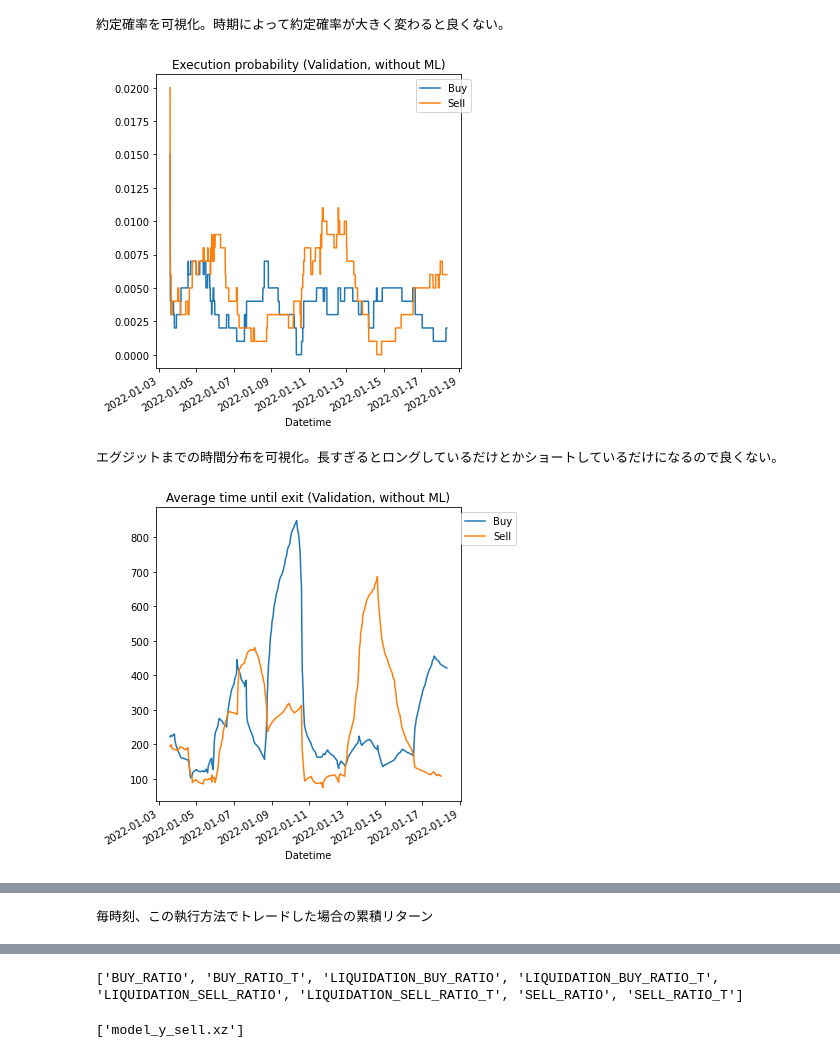
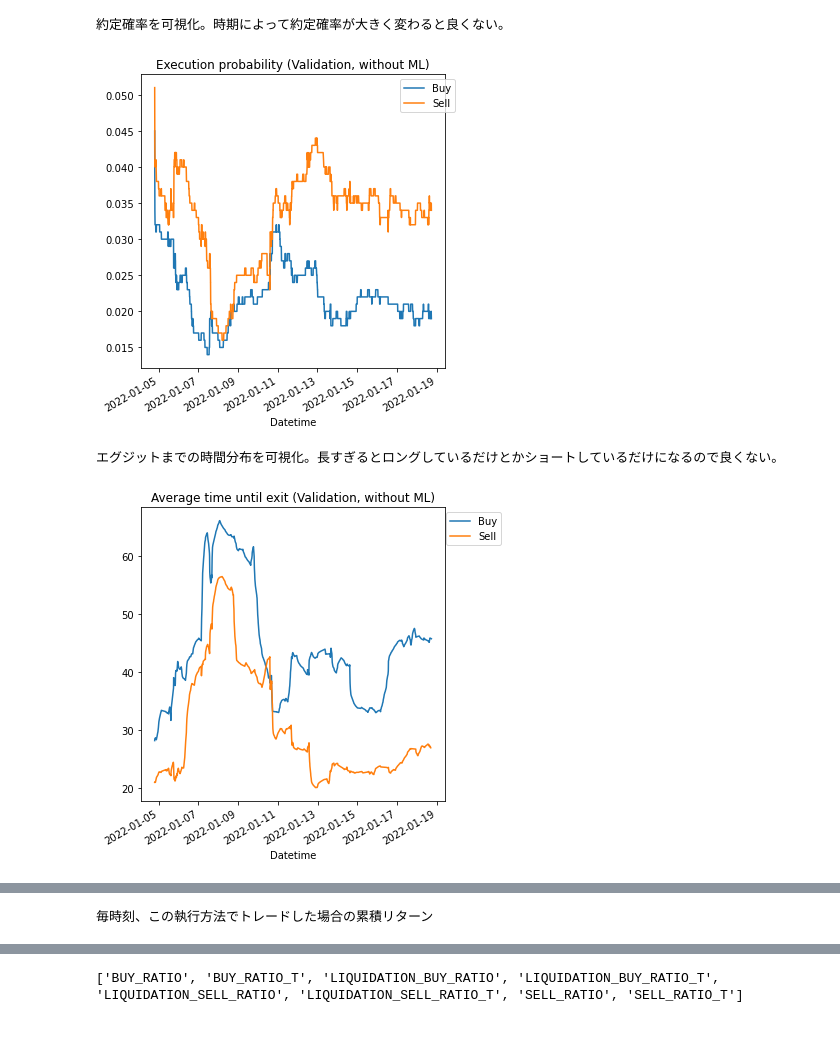
Before and after one commit to WannabeBotter/crypto_misc_jupyter, a Jupyter notebook: richman_dollarbar/richman_dollarbar.ipynb, the cells around one changed output, grey strips where cells are left out. Saved outputs shown, nothing was run; the diff lists cells and outputs as text; code cells hidden in the pictures.

```diff
--- a/richman_dollarbar/richman_dollarbar.ipynb
+++ b/richman_dollarbar/richman_dollarbar.ipynb
@@ -151,7 +150,7 @@ import math
 
 # ATRの指値幅を変数として、取引数とリターンの積を最大化するOptunaの最適化対象の関数
 def target_function(x):
-    df_dollar = pd.read_pickle('df_dollar_10000000_ohlcv_learn.pkl')
+    df_dollar = pd.read_pickle('df_dollar_ohlcv_train.pkl')
     df_dollar = calc_buysell(df_dollar, pips = 1, atr_mux = x)
     y_buy = df_dollar['y_buy'].sum()
     buy_count = len(df_dollar[df_dollar['buy_executed'] == True])
@@ -169,12 +168,12 @@ def objective(trial):
 # 最適化を実施
 #study = optuna.create_study(direction='maximize')
 #study.optimize(objective, n_trials=200)
+#atr_mux = study.best_params['x']
 #optuna.visualization.plot_slice(study, params=["x"])
-#atr_mux = study.best_params['x']
 
 # 以前の学習結果を利用して最適化をスキップ
 # 10_000_000ドルバー : Trial 74 finished with value: 16193.839450781088 and parameters: {'x': 1.4788760220633528}. Best is trial 74 with value: 16193.839450781088
 # 5_000_000ドルバー : Trial 193 finished with value: 7080.370047388982 and parameters: {'x': 2.1472956042094262}. Best is trial 193 with value: 7080.370047388982.
-atr_mux = 2.1472956042094262
+atr_mux = 1.4788760220633528
 # %%
 # パフォーマンスを表示する関数
@@ -266,10 +271,10 @@ Name: y_sell_executed, dtype: float64
 # %%
-# Optunaの最適化結果に基づいて、バリデーション区間でのパフォーマンス (MLフィルタ適応前) を表示
-df_dollar_validation = pd.read_pickle('df_dollar_10000000_ohlcv_validation.pkl')
+# Optunaの指値幅最適化結果に基づいて、バリデーション区間でのパフォーマンス (MLフィルタ適応前) を表示
+df_dollar_validation = pd.read_pickle('df_dollar_ohlcv_validation.pkl')
 df_dollar_validation = calc_buysell(df_dollar_validation, pips = 1, atr_mux = atr_mux)
 display_performance(df_dollar_validation, 'Validation, without ML')
 # %% [output]
 約定確率を可視化。時期によって約定確率が大きく変わると良くない。
-[figure, old version]
+[figure, new version]
 エグジットまでの時間分布を可視化。長すぎるとロングしているだけとかショートしているだけになるので良くない。
-[figure, old version]
+[figure, new version]
@@ -482,24 +487,53 @@ print(features)
 # %% [output]
 ['BUY_RATIO', 'BUY_RATIO_T', 'LIQUIDATION_BUY_RATIO', 'LIQUIDATION_BUY_RATIO_T', 'LIQUIDATION_SELL_RATIO', 'LIQUIDATION_SELL_RATIO_T', 'SELL_RATIO', 'SELL_RATIO_T']
 # %%
+import optuna.integration.lightgbm as lgb_tuner
+import lightgbm as lgb
+
+# 固定するパラメータ
+params = {'objective':'regression',
+          'metric': 'rmse',
+          'verbosity':-1,
+          'boosting_type': 'gbdt',
+          'n_jobs': -1}
+
+optuna.logging.set_verbosity(optuna.logging.ERROR)
+
 # トレーニングデータに売買アクションと特徴量を追加
-df_dollar = pd.read_pickle('df_dollar_10000000_ohlcv_learn.pkl')
+df_dollar = pd.read_pickle('df_dollar_ohlcv_train.pkl')
 df_dollar = calc_buysell(df_dollar, pips = 1, atr_mux = atr_mux)
 df_dollar = calc_features(df_dollar)
 
-# トレーニングデータを使ってモデルをトレーニングする
-model_buy = lgb.LGBMRegressor(n_jobs=-1, random_state=1, importance_type='gain')
-model_sell = lgb.LGBMRegressor(n_jobs=-1, random_state=1, importance_type='gain')
-model_buy.fit(df_dollar[features], df_dollar['y_buy'])
-model_sell.fit(df_dollar[features], df_dollar['y_sell'])
+# バリデーションデータに売買アクションと特徴量を追加
+df_dollar_validation = pd.read_pickle('df_dollar_ohlcv_validation.pkl')
+df_dollar_validation = calc_buysell(df_dollar_validation, pips = 1, atr_mux = atr_mux)
+df_dollar_validation = calc_features(df_dollar_validation)
 
-# モデルを利用して予測した結果を入れておく
-df_dollar['y_pred_buy'] = model_buy.predict(df_dollar[features])
-df_dollar['y_pred_sell'] = model_sell.predict(df_dollar[features])
+# トレーニングデータを抽出
+lgb_buy_train = lgb_tuner.Dataset(df_dollar[features], df_dollar['y_buy'], free_raw_data=False)
+lgb_sell_train = lgb_tuner.Dataset(df_dollar[features], df_dollar['y_sell'], free_raw_data=False)
+
+# 買いモデル用バリデーションデータを抽出
+lgb_buy_validation = lgb_tuner.Dataset(df_dollar_validation[features], df_dollar_validation['y_buy'], reference=lgb_buy_train, free_raw_data=False)
+lgb_sell_validation = lgb_tuner.Dataset(df_dollar_validation[features], df_dollar_validation['y_sell'], reference=lgb_sell_train, free_raw_data=False)
+
+# Optunaでのパラメータ探索
+study_buy = optuna.create_study()
+model_buy = lgb_tuner.train(params, lgb_buy_train, valid_sets=[lgb_buy_train, lgb_buy_validation],
+                      early_stopping_rounds = 200,
+                      verbose_eval=0,
+                      study = study_buy)
+
+study_sell = optuna.create_study()
+model_sell = lgb_tuner.train(params, lgb_sell_train, valid_sets=[lgb_sell_train, lgb_sell_validation],
+                      early_stopping_rounds = 200,
+                      verbose_eval=0,
+                      study = study_sell)
 
 # トレーニングしたモデルを保存
 joblib.dump(model_buy, 'model_y_buy.xz', compress=True)
 joblib.dump(model_sell, 'model_y_sell.xz', compress=True)
+
+print(f'Best buy params: {model_buy.params}')
+print(f'Best sell params: {model_sell.params}')
-# %% [output]
-['model_y_sell.xz']
 # %%
```
Also changed, not shown: parts of 10 cells of this notebook.
